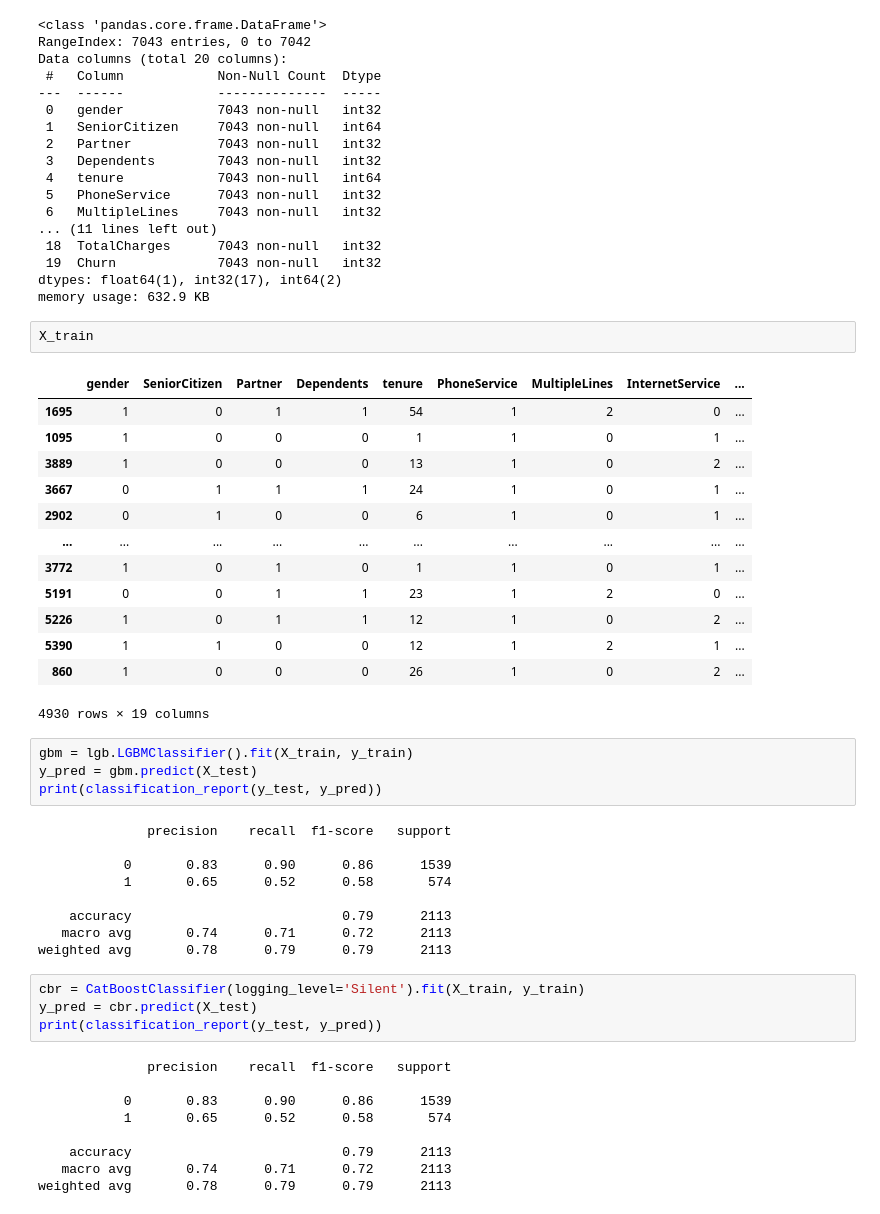
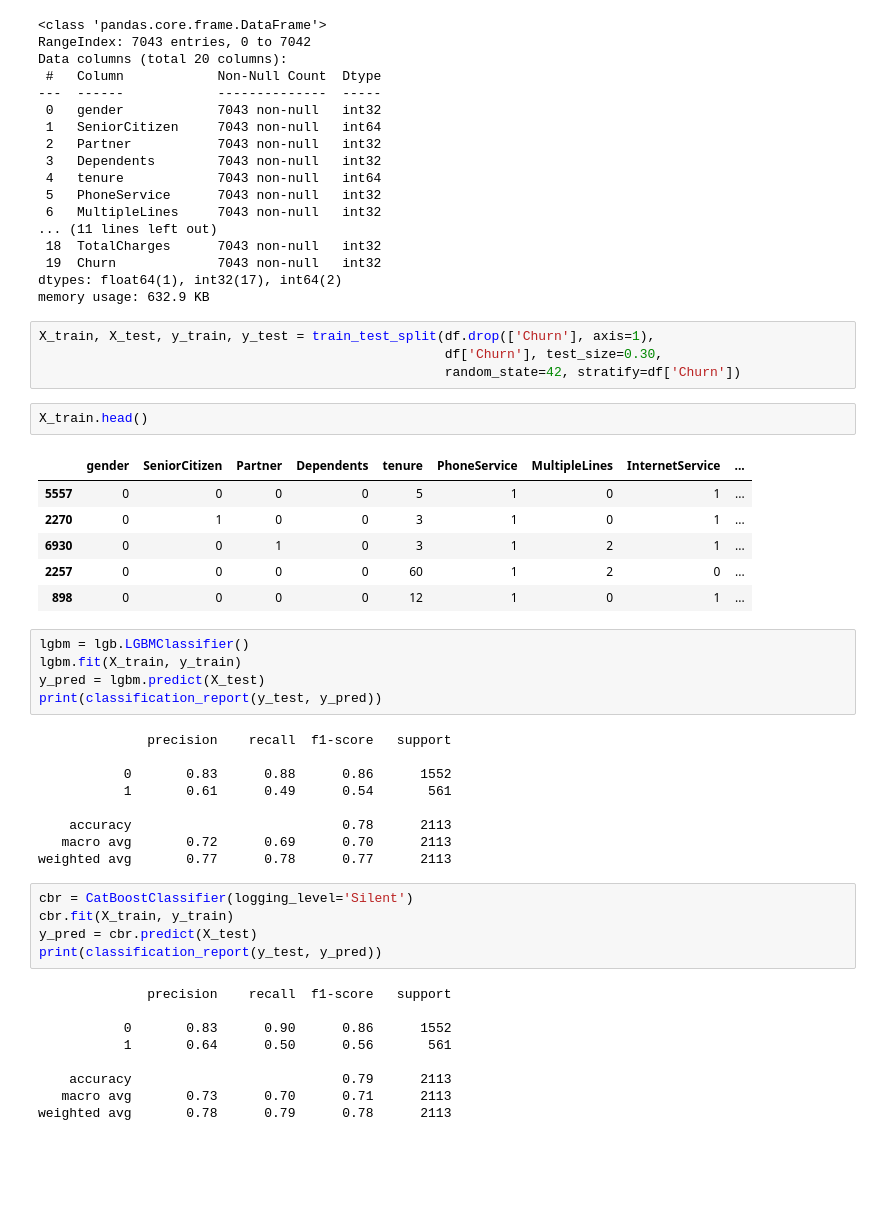
Before and after one commit to grannycola/my_projects, a Jupyter notebook: hw-6/main.ipynb, the cells around one changed output. Saved outputs shown, nothing was run; the diff lists cells and outputs as text; blank space fills up the shorter version.

```diff
--- a/hw-6/main.ipynb
+++ b/hw-6/main.ipynb
@@ -79,46 +61,45 @@ Data columns (total 20 columns):
  19  Churn             7043 non-null   int32
 dtypes: float64(1), int32(17), int64(2)
 memory usage: 632.9 KB
-# %%
-X_train
-# %% [output]
-|  | gender | SeniorCitizen | Partner | Dependents | tenure | PhoneService | MultipleLines | InternetService | ... |
-| 1695 | 1 | 0 | 1 | 1 | 54 | 1 | 2 | 0 | ... |
-| 1095 | 1 | 0 | 0 | 0 | 1 | 1 | 0 | 1 | ... |
-| 3889 | 1 | 0 | 0 | 0 | 13 | 1 | 0 | 2 | ... |
-| 3667 | 0 | 1 | 1 | 1 | 24 | 1 | 0 | 1 | ... |
-| 2902 | 0 | 1 | 0 | 0 | 6 | 1 | 0 | 1 | ... |
-| ... | ... | ... | ... | ... | ... | ... | ... | ... | ... |
-| 3772 | 1 | 0 | 1 | 0 | 1 | 1 | 0 | 1 | ... |
-| 5191 | 0 | 0 | 1 | 1 | 23 | 1 | 2 | 0 | ... |
-| 5226 | 1 | 0 | 1 | 1 | 12 | 1 | 0 | 2 | ... |
-| 5390 | 1 | 1 | 0 | 0 | 12 | 1 | 2 | 1 | ... |
-| 860 | 1 | 0 | 0 | 0 | 26 | 1 | 0 | 2 | ... |
-4930 rows × 19 columns
+# %%
+X_train, X_test, y_train, y_test = train_test_split(df.drop(['Churn'], axis=1),
+                                                    df['Churn'], test_size=0.30,
+                                                    random_state=42, stratify=df['Churn'])
+# %%
+X_train.head()
+# %% [output]
+|  | gender | SeniorCitizen | Partner | Dependents | tenure | PhoneService | MultipleLines | InternetService | ... |
+| 5557 | 0 | 0 | 0 | 0 | 5 | 1 | 0 | 1 | ... |
+| 2270 | 0 | 1 | 0 | 0 | 3 | 1 | 0 | 1 | ... |
+| 6930 | 0 | 0 | 1 | 0 | 3 | 1 | 2 | 1 | ... |
+| 2257 | 0 | 0 | 0 | 0 | 60 | 1 | 2 | 0 | ... |
+| 898 | 0 | 0 | 0 | 0 | 12 | 1 | 0 | 1 | ... |
 # %%
-gbm = lgb.LGBMClassifier().fit(X_train, y_train)
-y_pred = gbm.predict(X_test)
+lgbm = lgb.LGBMClassifier()
+lgbm.fit(X_train, y_train)
+y_pred = lgbm.predict(X_test)
 print(classification_report(y_test, y_pred))
 # %% [output]
               precision    recall  f1-score   support
 
-           0       0.83      0.90      0.86      1539
-           1       0.65      0.52      0.58       574
+           0       0.83      0.88      0.86      1552
+           1       0.61      0.49      0.54       561
 
-    accuracy                           0.79      2113
-   macro avg       0.74      0.71      0.72      2113
-weighted avg       0.78      0.79      0.79      2113
+    accuracy                           0.78      2113
+   macro avg       0.72      0.69      0.70      2113
+weighted avg       0.77      0.78      0.77      2113
 # %%
-cbr = CatBoostClassifier(logging_level='Silent').fit(X_train, y_train)
+cbr = CatBoostClassifier(logging_level='Silent')
+cbr.fit(X_train, y_train)
 у_pred = cbr.predict(X_test)
-print(classification_report(y_test, y_pred))
+print(classification_report(y_test, у_pred))
 # %% [output]
               precision    recall  f1-score   support
 
-           0       0.83      0.90      0.86      1539
-           1       0.65      0.52      0.58       574
+           0       0.83      0.90      0.86      1552
+           1       0.64      0.50      0.56       561
 
     accuracy                           0.79      2113
-   macro avg       0.74      0.71      0.72      2113
-weighted avg       0.78      0.79      0.79      2113
+   macro avg       0.73      0.70      0.71      2113
+weighted avg       0.78      0.79      0.78      2113
 # %%
```
Also changed, not shown: parts of 10 cells of this notebook, 1 other file.
